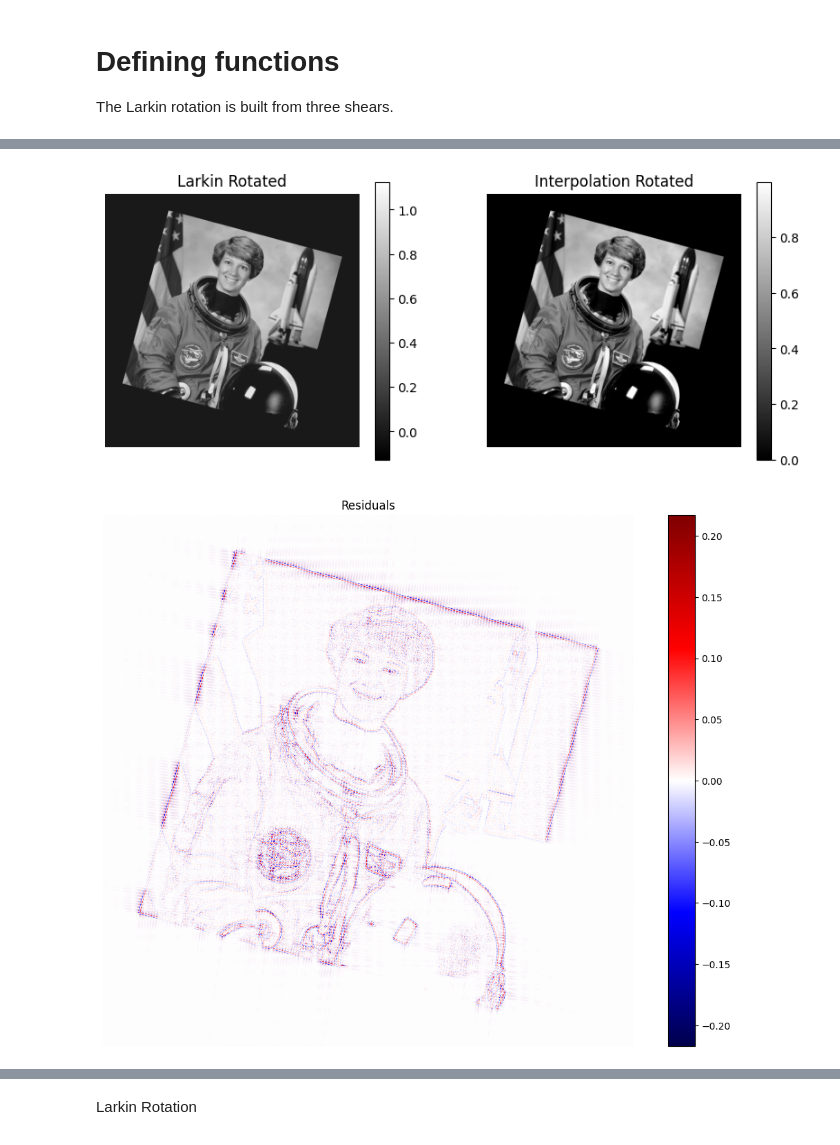
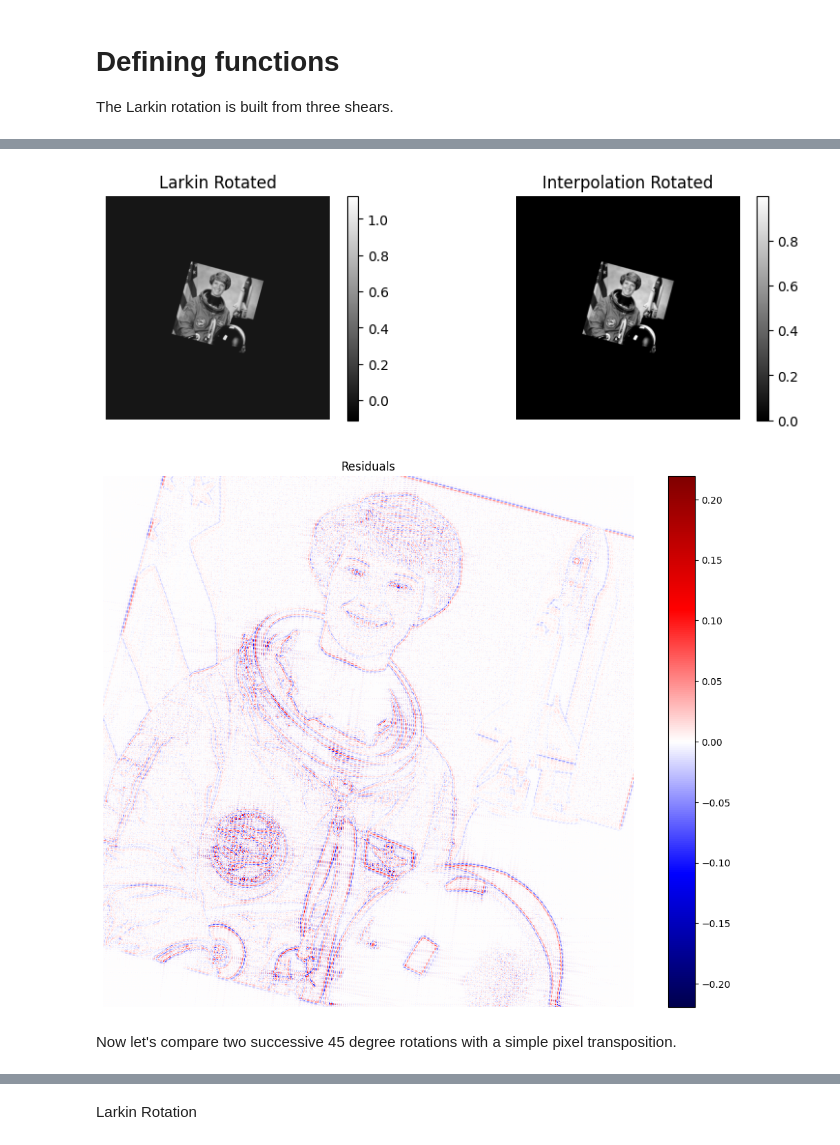
Before and after one commit to maxecharles/dorito_notebooks, a Jupyter notebook: larkin_rotate.ipynb, the cells around one changed output, grey strips where cells are left out. Saved outputs shown, nothing was run; the diff lists cells and outputs as text; code cells hidden in the pictures.

Commit message:
more rotation tests

```diff
--- a/larkin_rotate.ipynb
+++ b/larkin_rotate.ipynb
@@ -105,7 +132,8 @@ Let's try on mono
 # %%
 mono_image = np.cbrt(
-    np.prod(image, axis=2)
+    np.prod(np.array(data.astronaut() / 255.0), axis=2)
 )  # Convert to grayscale by combining RGB channels
+mono_image = simple_blend_pad(mono_image, pad=mono_image.shape[0])  # padding with zeros
 
 # rotating image
 angle = np.pi / 12
@@ -114,27 +142,31 @@ rotated_image = larkin_rotate(mono_image, angle)
 # looking at the difference with rotation by interpolation
 rotated_interp = dlu.rotate(mono_image, angle)
 residuals = rotated_image - rotated_interp
-
-# plotting
-plt.figure(figsize=(10, 4))
-plt.subplot(1, 2, 1)
-plt.imshow(rotated_image, cmap="grey")
-plt.title("Larkin Rotated")
-plt.axis("off")
-plt.colorbar()
-plt.subplot(1, 2, 2)
-plt.imshow(rotated_interp, cmap="grey")
-plt.title("Interpolation Rotated")
-plt.axis("off")
-plt.colorbar()
-plt.show()
-
-plt.figure(figsize=(13, 10))
-plt.imshow(residuals, cmap="seismic", norm=mpl.colors.CenteredNorm())
-plt.title("Residuals")
-plt.axis("off")
-plt.colorbar()
-plt.show()
-# %% [output]
-[figure, removed]
-[figure, removed]
+# %%
+# plotting
+plt.figure(figsize=(10, 3))
+plt.subplot(1, 2, 1)
+plt.imshow(rotated_image, cmap="grey")
+plt.title("Larkin Rotated")
+plt.axis("off")
+plt.colorbar()
+plt.subplot(1, 2, 2)
+plt.imshow(rotated_interp, cmap="grey")
+plt.title("Interpolation Rotated")
+plt.axis("off")
+plt.colorbar()
+plt.show()
+
+plt.figure(figsize=(13, 10))
+plt.imshow(
+    residuals[pad:-pad, pad:-pad], cmap="seismic", norm=mpl.colors.CenteredNorm()
+)
+plt.title("Residuals")
+plt.axis("off")
+plt.colorbar()
+plt.show()
+# %% [output]
+[figure, added]
+[figure, added]
+# %% [markdown]
+Now let's compare two successive 45 degree rotations with a simple pixel transposition.
```
Also changed, not shown: parts of 10 cells of this notebook.
